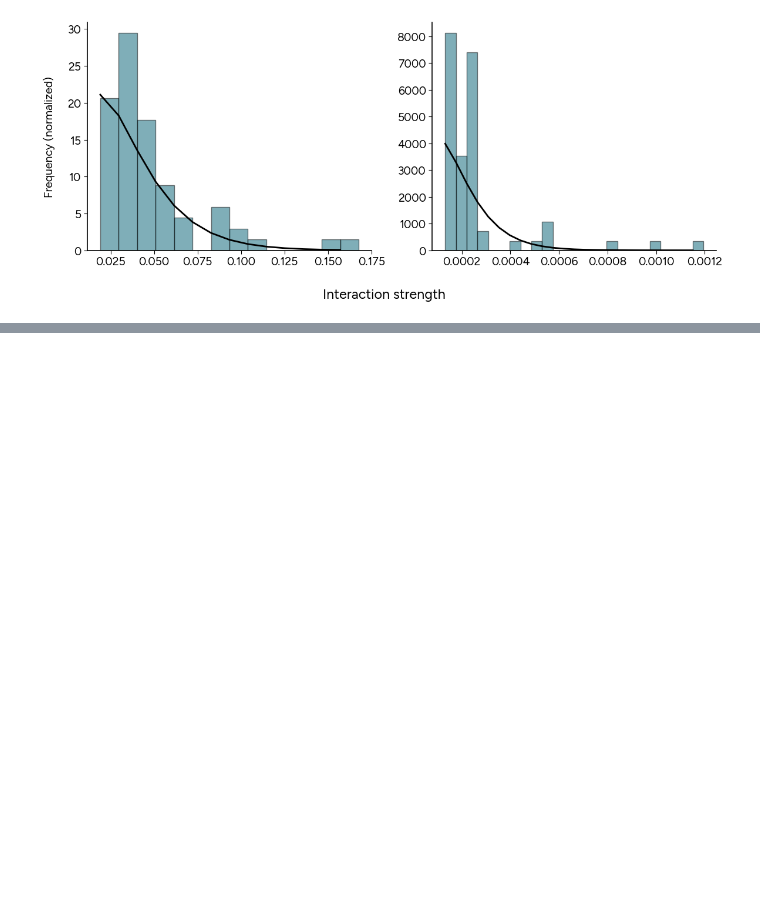
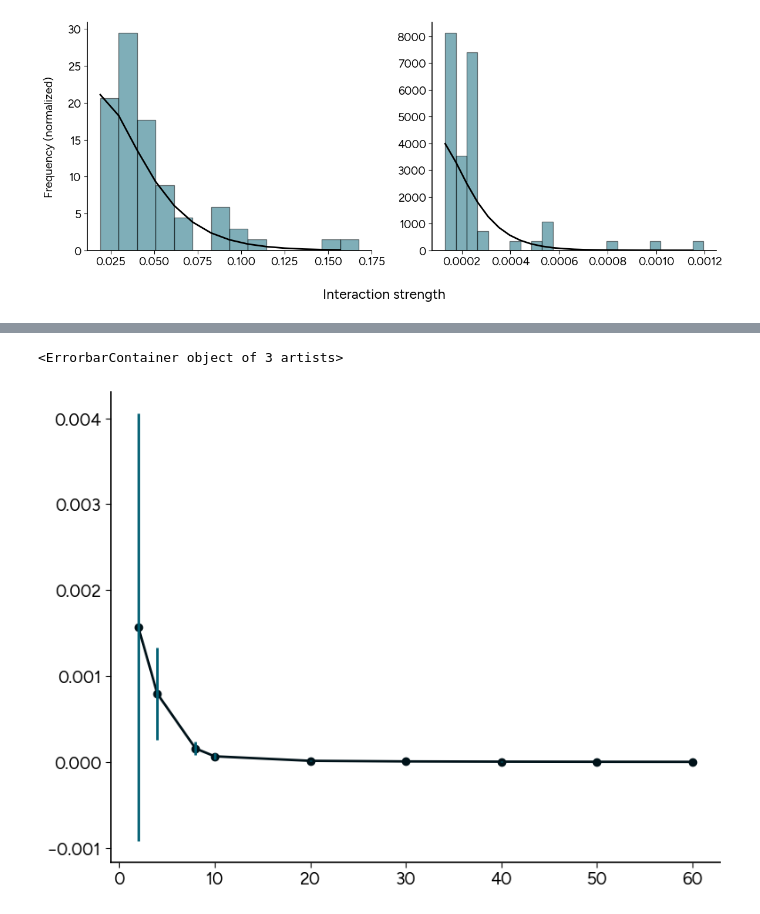
Before and after one commit to prajwalp/OE-dilutions, a Jupyter notebook: notebooks/competitive_interactions.ipynb, the cells around one changed output, grey strips where cells are left out. Drawn from its saved outputs; the diff is of its cells as text; code cells hidden in the pictures; blank space fills up the shorter version.

```diff
--- a/notebooks/competitive_interactions.ipynb
+++ b/notebooks/competitive_interactions.ipynb
@@ -311,0 +372,8 @@ np.mean(fitResults[:,1]),np.std(fitResults[:,1])
+# %%
+plt.plot(NsList,np.mean(mulSpFitParams[:,:,1],axis=1),marker="o")
+plt.errorbar(NsList,np.mean(mulSpFitParams[:,:,1],axis=1),yerr=np.std(mulSpFitParams[:,:,1],axis=1),ls="none")
+# plt.yscale("log")
+# plt.xscale("log")
+# %% [output]
+<ErrorbarContainer object of 3 artists>
+[figure, added]
```
Also changed, not shown: parts of 15 cells of this notebook.
